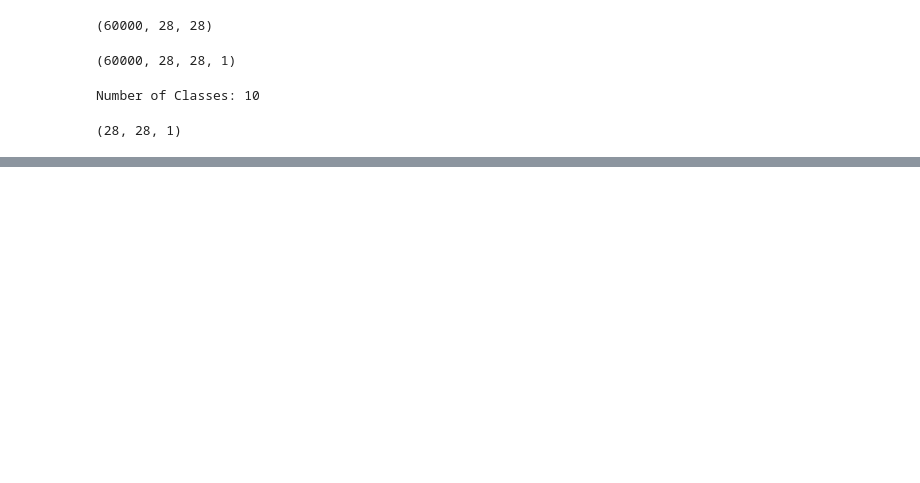
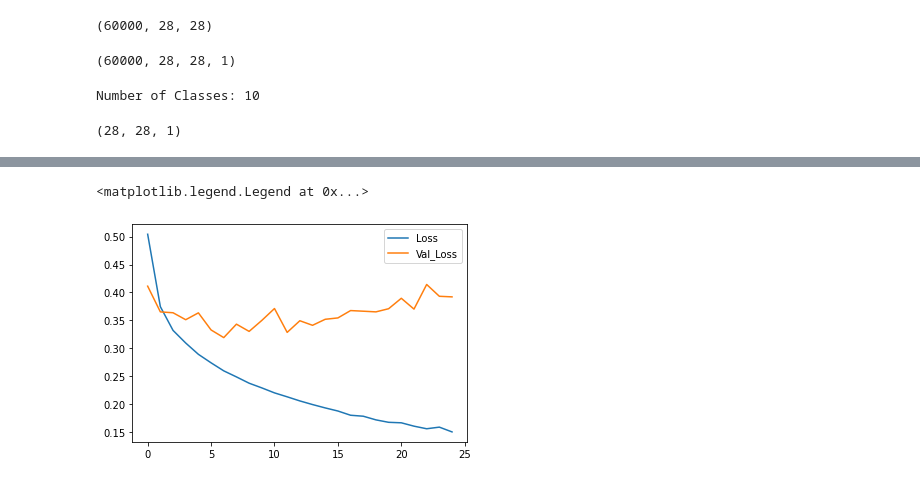
Before and after one commit to neerajthandayan/Tensorflow-2.0, a Jupyter notebook: Convolutional Neural Networks/CNN_Fashion_MNIST.ipynb, the cells around one changed output, grey strips where cells are left out. Cells and saved outputs as stored; diff of their text form; code cells hidden in the pictures; blank space fills up the shorter version.

```diff
--- a/Convolutional Neural Networks/CNN_Fashion_MNIST.ipynb
+++ b/Convolutional Neural Networks/CNN_Fashion_MNIST.ipynb
@@ -56,12 +47,12 @@ C_train[0].shape
 # Standardised coding style (using functional API)
 
 i = Input(shape=C_train[0].shape)
-x = Conv2D(32, (3,3), strides=2,activation='relu')(i)
-x = Conv2D(64, (3,3), strides=2,activation='relu')(x)
-x = Conv2D(128, (3,3), strides=2,activation='relu')(x)
+x = Conv2D(32, (3,3), strides=2,activation=tf.keras.layers.LeakyReLU())(i)
+x = Conv2D(64, (3,3), strides=2,activation=tf.keras.layers.LeakyReLU())(x)
+x = Conv2D(128, (3,3), strides=2,activation=tf.keras.layers.LeakyReLU())(x)
 x = Flatten()(x)
 x = Dropout(0.1)(x)
-x = Dense(512, activation='relu')(x)
+x = Dense(512, activation=tf.keras.layers.LeakyReLU())(x)
 x = Dropout(0.1)(x)
 x = Dense(K, activation='softmax')(x)
 
@@ -73,6 +64,6 @@ model.compile(optimizer='adam',
               loss='sparse_categorical_crossentropy',
               metrics=['accuracy'])
 
-model.fit(C_train, d_train, validation_data=(C_test,d_test), epochs=25)
+result = model.fit(C_train, d_train, validation_data=(C_test,d_test), epochs=25)
 # %% [output]
 Epoch 1/25
@@ -92,0 +86,9 @@ Epoch 8/25
+# %%
+# Plotting Loss
+
+plt.plot(result.history['loss'], label='Loss')
+plt.plot(result.history['val_loss'], label='Val_Loss')
+plt.legend()
+# %% [output]
+<matplotlib.legend.Legend at 0x...>
+[figure, added]
```
Also changed, not shown: parts of 6 cells of this notebook.
